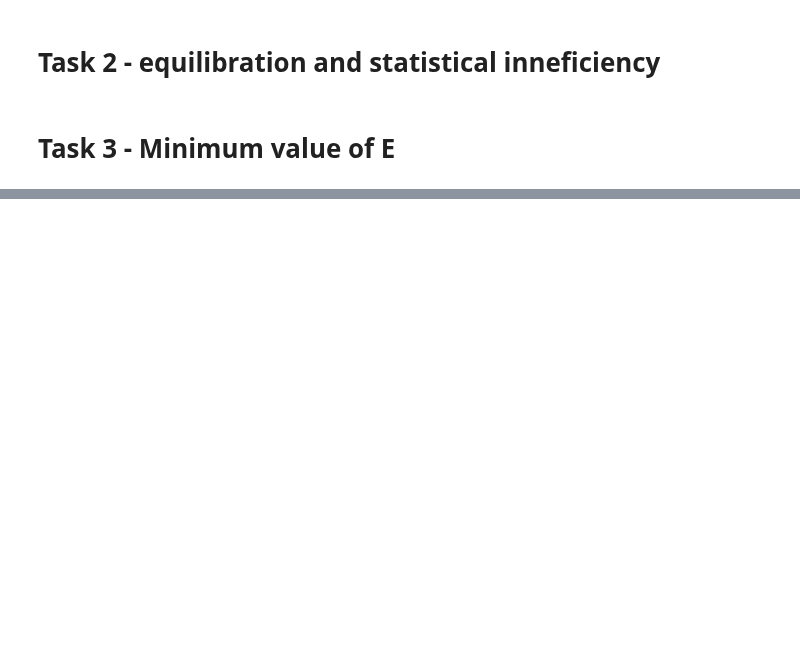
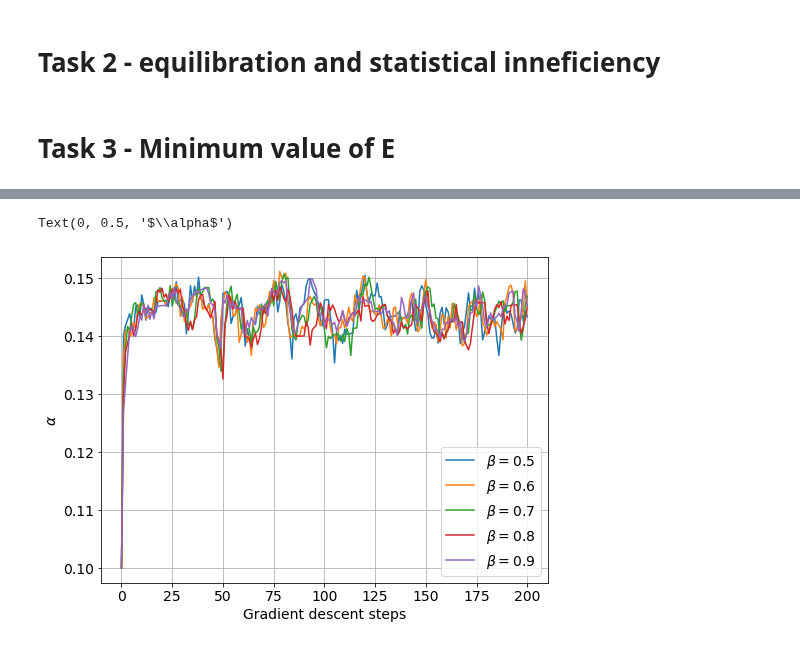
Before and after one commit to elindgren/compphys_homeworks, a Jupyter notebook: H2/H2b - Notebook.ipynb, the cells around one changed output, grey strips where cells are left out. Drawn from its saved outputs; the diff is of its cells as text; code cells hidden in the pictures; blank space fills up the shorter version.

```diff
--- a/H2/H2b - Notebook.ipynb
+++ b/H2/H2b - Notebook.ipynb
@@ -162,0 +186,17 @@ ax.grid()
+# %%
+data = np.loadtxt('task4.dat')
+
+fig, ax = plt.subplots(figsize=(8,6))
+betas = data[0,:]
+
+
+for idx, beta in enumerate(betas):
+    # Don't plot the beta - first element
+    ax.plot(data[1:,idx], label=fr'$\beta=${beta}')
+ax.grid()
+ax.legend(loc='lower right')
+ax.set_xlabel('Gradient descent steps')
+ax.set_ylabel(r'$\alpha$')
+# %% [output]
+Text(0, 0.5, '$\\alpha$')
+[figure, added]
```
Also changed, not shown: parts of 6 cells of this notebook, 20 other files.
